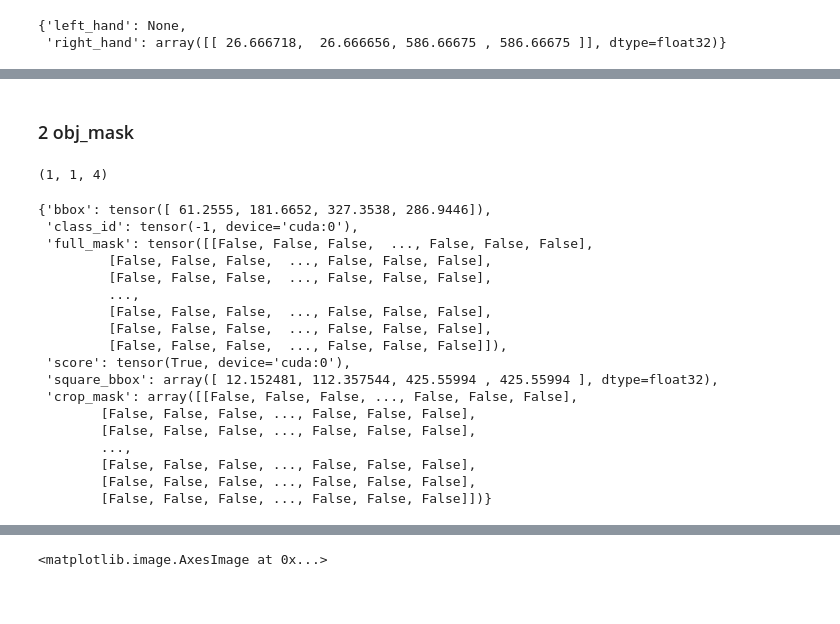
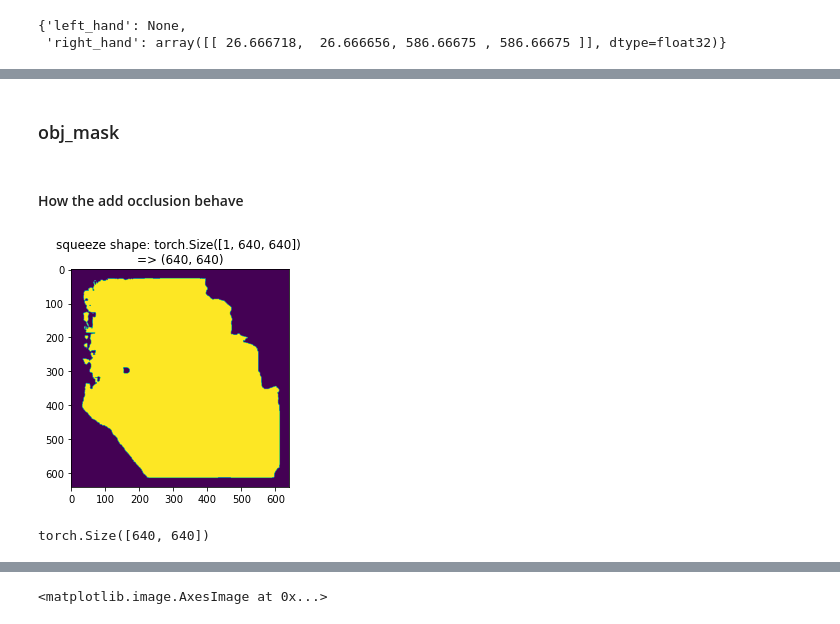
Before and after one commit to ktw361/homan, a Jupyter notebook: EPIC_pipeline.ipynb, the cells around one changed output, grey strips where cells are left out. Cells and saved outputs as stored; diff of their text form; code cells hidden in the pictures; blank space fills up the shorter version.

Commit message:
add comments, add epic_seg_gt

```diff
--- a/EPIC_pipeline.ipynb
+++ b/EPIC_pipeline.ipynb
@@ -61,11 +66,2 @@ dataset, image_size = getdataset.get_dataset(
 Chunking 257 videos in chunks of size 1, skipping 1, every 1 frames
 Working with 26784 chunks for ['can', 'cup', 'plate', 'bottle']
-# %%
-# check hdf5
-d2, image_size = getdataset.get_dataset(
-    'epic', split='test', frame_nb=1,
-    box_mode='gt', chunk_step=4, dataset_mode='chunk',
-    # epic_hdf5_root='/home/skynet/Zhifan/data/epic_hdf5_root/',
-    epic_hdf5_root='./epic_hdf5_root/',
-    epic_root=args.epic_root,
-    epic_valid_path=args.epic_valid_path)
@@ -172,7 +151,7 @@ image_hand_boxes = {
     for k, boxes in hand_bboxes.items() if boxes is not None
 }
 # %%
-frame_info = get_frame_info(
+_person_parameters, _obj_mask_infos, _image = get_frame_info(
     image,
     fitter.hand_predictor,
     fitter.mask_extractor,
@@ -193,35 +172,22 @@ mocap_predictions = fitter.hand_predictor.regress(
     K=camintr[0],
     viz_path='tmp/hands.png')
 # %% [markdown]
-### 2 obj_mask
+### obj_mask
-# %%
-obj_bboxes.shape
-# %% [output]
-(1, 1, 4)
 # %%
-obj_mask_infos = fitter.mask_extractor.masks_from_bboxes(
+_obj_mask_infos = fitter.mask_extractor.masks_from_bboxes(
     image,
     bbox_xy_to_wh(obj_bboxes[:, 0]),
     pred_classes=None,
     image_size=image_size)[0]
-# %%
-obj_mask_infos
-# %% [output]
-{'bbox': tensor([ 61.2555, 181.6652, 327.3538, 286.9446]),
- 'class_id': tensor(-1, device='cuda:0'),
- 'full_mask': tensor([[False, False, False,  ..., False, False, False],
-         [False, False, False,  ..., False, False, False],
-         [False, False, False,  ..., False, False, False],
-         ...,
-         [False, False, False,  ..., False, False, False],
-         [False, False, False,  ..., False, False, False],
-         [False, False, False,  ..., False, False, False]]),
- 'score': tensor(True, device='cuda:0'),
- 'square_bbox': array([ 12.152481, 112.357544, 425.55994 , 425.55994 ], dtype=float32),
- 'crop_mask': array([[False, False, False, ..., False, False, False],
-        [False, False, False, ..., False, False, False],
-        [False, False, False, ..., False, False, False],
-        ...,
-        [False, False, False, ..., False, False, False],
-        [False, False, False, ..., False, False, False],
-        [False, False, False, ..., False, False, False]])}
+# %% [markdown]
+#### How the add occlusion behave
+# %%
+hand_occlusions = _person_parameters['masks'] > 0
+pylab.imshow(hand_occlusions)
+# pylab.imshow(_obj_mask_infos['crop_mask'])
+target_mask = maskutils.add_occlusions(
+    [_obj_mask_infos['crop_mask']],
+    hand_occlusions,
+    [_obj_mask_infos['square_bbox']])[0]
+# %% [output]
+[figure, added]
@@ -227,0 +196,4 @@ obj_mask_infos
+# %%
+_obj_mask_infos['full_mask'].shape
+# %% [output]
+torch.Size([640, 640])
```
Also changed, not shown: parts of 16 cells of this notebook, 5 other files.
